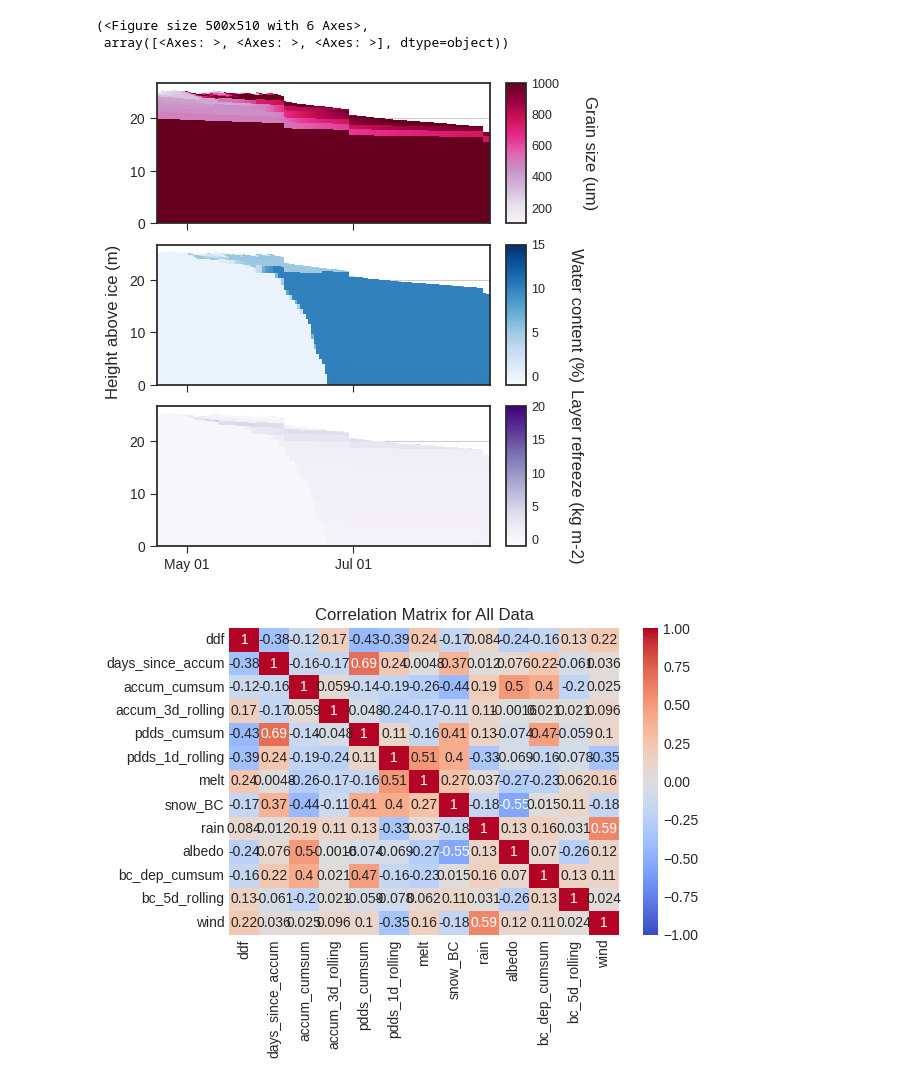
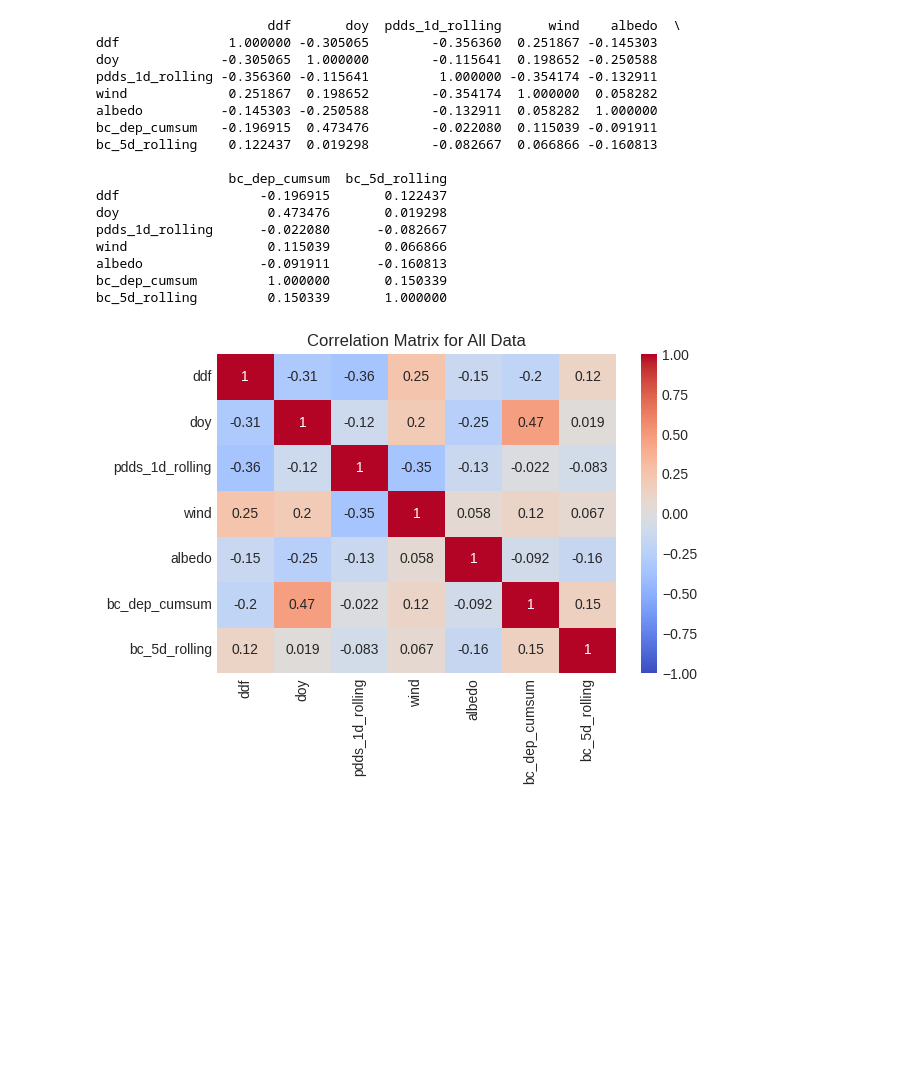
Before and after one commit to clairevwilson/PEBSI, a Jupyter notebook: project/explore.ipynb, the cells around one changed output. Drawn from its saved outputs; the diff is of its cells as text; code cells hidden in the pictures; blank space fills up the shorter version.

```diff
--- a/project/explore.ipynb
+++ b/project/explore.ipynb
@@ -213,7 +174,7 @@ climate_fp = '/trace/group/rounce/cvwilson/climate_data/UKESM/'
 deptype = 'wet'
 species = 'BC'
 
-fig, axes = plt.subplots(2, 2, figsize=(6, 6), gridspec_kw={'hspace':0.5, 'wspace':0.2})
+fig, axes = plt.subplots(2, 2, figsize=(6, 6), gridspec_kw={'hspace':0.3, 'wspace':0.4})
 
 for axrow, species in zip(axes, ['BC','OC']):
     for ax, deptype in zip(axrow, ['wet','dry']):
@@ -223,25 +184,41 @@ for axrow, species in zip(axes, ['BC','OC']):
             if 'tendency' in var:
                 vuse = var
 
-        ds = ds[vuse].sel(latitude=63.259091,longitude=-145.428586,method='nearest')
+        ds = ds[vuse].sel(latitude=63.259091,longitude=360-145.428586,method='nearest')
+
         ds = ds.sel(time=slice('2000-01-01','2025-01-01'))
+        ds = ds * (3600 * 24) # convert from kg m-2 s-1 to kg m-2 (DAILY data)
+
+        fnn = climate_fp + f'dw068_nofires/sum_{species.lower()}_{deptype}deposition_kgm-2s-1.nc'
+        dsn = xr.open_dataset(fnn)
+
+        dsn = dsn[vuse].sel(latitude=63.259091,longitude=-145.428586,method='nearest')
+        dsn = dsn.sel(time=slice('2000-01-01','2025-01-01'))
+        dsn = dsn * (3600 * 24) # convert from kg m-2 s-1 to kg m-2 (DAILY data)
 
         depmerra = 'WT' if deptype == 'wet' else 'DP'
         dsm = xr.open_dataarray(f'../../climate_data/MERRA2/63.5_-145.6/{species}{depmerra}002_63.5_-145.6.nc')
         dsm = dsm.sel(time=ds.time.values + pd.Timedelta(minutes=30))
+        dsm = dsm * 3600 # convert from kg m-2 s-1 to kg m-2 (HOURLY data)
 
         resample = 'YS'
         ds = ds.resample(time=resample).sum()
+        dsn = dsn.resample(time=resample).sum()
         dsm = dsm.resample(time=resample).sum()
+        print(ds.sum(dim='time').values, dsn.sum(dim='time').values, dsm.sum(dim='time').values)
 
-        ax.plot(ds.time.values, ds.values, label='UK-ESM')
+        ax.plot(ds.time.values, ds.values, label='UK-ESM (GFED)')
+        ax.plot(dsn.time.values, dsn.values, label='UK-ESM (no fires)')
         ax.plot(dsm.time.values, dsm.values, label='MERRA-2')
-        ax.legend()
         max_val = np.max([ds.values, dsm.values])
         # ax.plot([0, max_val], [0, max_val], 'k--')
         # ax.scatter(dsm.values, ds.values)
         ax.set_title(f'{species} {deptype} deposition')
-fig.suptitle('Annual deposition totals')
+        ax.tick_params(length=5)
+        ax.xaxis.set_major_formatter(mpl.dates.DateFormatter('%Y'))
+        ax.xaxis.set_major_locator(mpl.dates.YearLocator(4))
+axes[0,0].legend(bbox_to_anchor=(0.65,0.8), loc='center',fontsize=9)
+fig.suptitle('Annual deposition totals (kg m$^{-2}$)')
 # fig.supxlabel('MERRA-2')
 # fig.supylabel('UK-ESM')
 plt.show()
@@ -264,7 +248,7 @@ all_albedo = {'mod':[], 'meas':[], 'time':[]}
 for glacier in site_dict:
     for site in site_dict[glacier]:
         albedo = Albedo(glacier, site, use='both')
-        ds = xr.open_dataset(base_fp + glacier + site +'_2026_03_05_base_0.nc')
+        ds = xr.open_dataset(base_fp + glacier + site +'_2026_03_05_base_1.nc')
         albedo.get_model_albedo(ds)
         # albedo.plot_timeseries()
 
@@ -303,16 +287,3 @@ plt.show()
-# %%
-ds = xr.open_dataset(base_fp + 'wolverineEC_2026_03_04_base_3.nc')
-visualize_layers(ds, pd.date_range('2019-04-20','2019-08-20'), ['layergrainsize','layerwater','layerrefreeze'])
-# plt.plot(ds.time, ds.layergrainsize.isel(layer=0))
-# plt.show()
-# plt.plot(ds.time, ds.layerBC.isel(layer=0))
-# ds = ds.where(ds.layertype.min(dim='layer') == 0, drop=True)
-# ds = ds.resample(time='d').min()
-# plt.scatter(ds.albedo, ds.layerBC.isel(layer=0))
-# %% [output]
-(<Figure size 500x510 with 6 Axes>,
- array([<Axes: >, <Axes: >, <Axes: >], dtype=object))
-[figure, removed]
 # %%
 site_dict = {
     'kahiltna':['K17b','K53'], # KAHILTNA     'KPS',
@@ -343,7 +314,7 @@ for glacier in site_dict:
 
     for site in site_dict[glacier]:
         # albedo = Albedo(glacier, site)
-        ds = xr.open_dataset(base_fp + glacier + site +'_2026_03_04_base_1.nc')
+        ds = xr.open_dataset(base_fp + glacier + site +'_2026_03_05_base_1.nc')
         # albedo.get_model_albedo(ds)
         # albedo.plot_timeseries()
         out = base_fp+f'{glacier}{site}_df.csv'
@@ -364,15 +335,33 @@ for glacier in site_dict:
             acc_sites.append(glacier+site)
 # %%
 all_df = all_df.loc[all_df['glaciersite'].isin(acc_sites)]
-
-corr = all_df.drop(columns=['glacier','glaciersite']).corr()
+all_df['doy'] = pd.to_datetime(all_df.index).day_of_year
+corr = all_df[['ddf','doy','pdds_1d_rolling','wind','albedo','bc_dep_cumsum','bc_5d_rolling']].corr() # .drop(columns=['glacier','glaciersite'])
+print(corr)
 plt.figure()
 sns.heatmap(corr, annot=True, cmap='coolwarm', vmin=-1, vmax=1)
 plt.title(f'Correlation Matrix for All Data')
 plt.tight_layout()
 plt.show()
 # %% [output]
+                      ddf       doy  pdds_1d_rolling      wind    albedo  \
+ddf              1.000000 -0.305065        -0.356360  0.251867 -0.145303
+doy             -0.305065  1.000000        -0.115641  0.198652 -0.250588
+pdds_1d_rolling -0.356360 -0.115641         1.000000 -0.354174 -0.132911
+wind             0.251867  0.198652        -0.354174  1.000000  0.058282
+albedo          -0.145303 -0.250588        -0.132911  0.058282  1.000000
+bc_dep_cumsum   -0.196915  0.473476        -0.022080  0.115039 -0.091911
+bc_5d_rolling    0.122437  0.019298        -0.082667  0.066866 -0.160813
+
+                 bc_dep_cumsum  bc_5d_rolling
+ddf                  -0.196915       0.122437
+doy                   0.473476       0.019298
+pdds_1d_rolling      -0.022080      -0.082667
+wind                  0.115039       0.066866
+albedo               -0.091911      -0.160813
+bc_dep_cumsum         1.000000       0.150339
+bc_5d_rolling         0.150339       1.000000
-[figure, old version]
+[figure, new version]
 # %%
 all_groups = {
           'all':['gulkana','wolverine','taku','kennicott','kahiltna','lemon_creek'],
```
Also changed, not shown: parts of 12 cells of this notebook, 8 other files.
